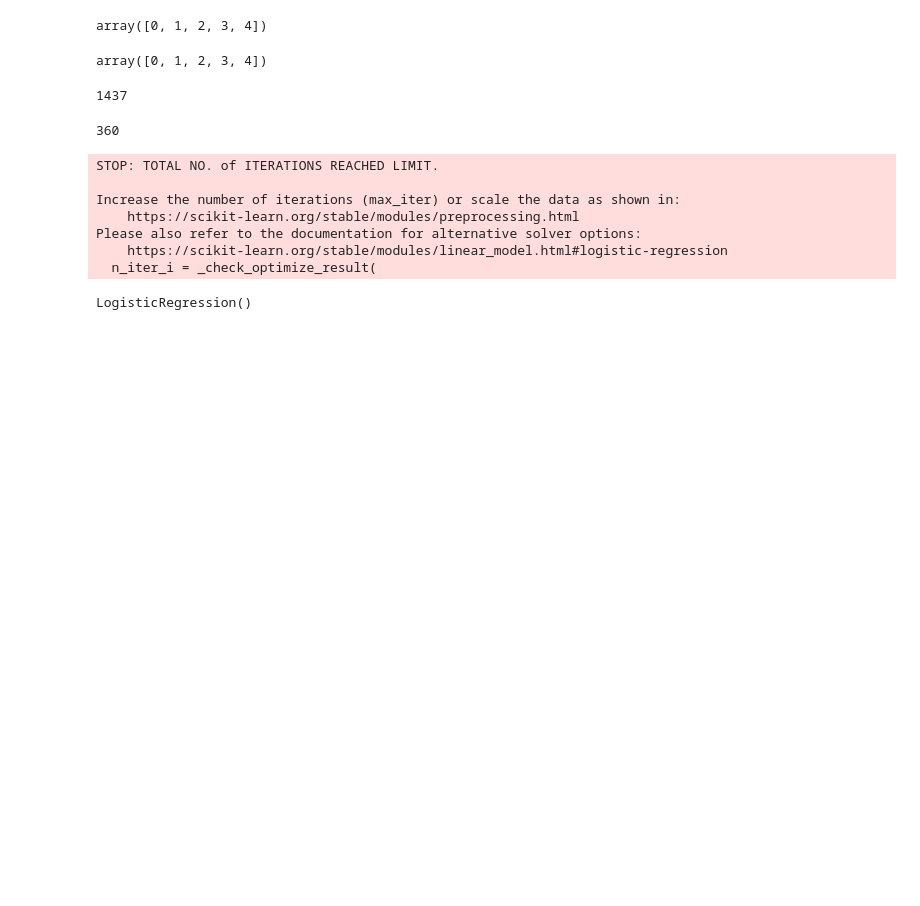
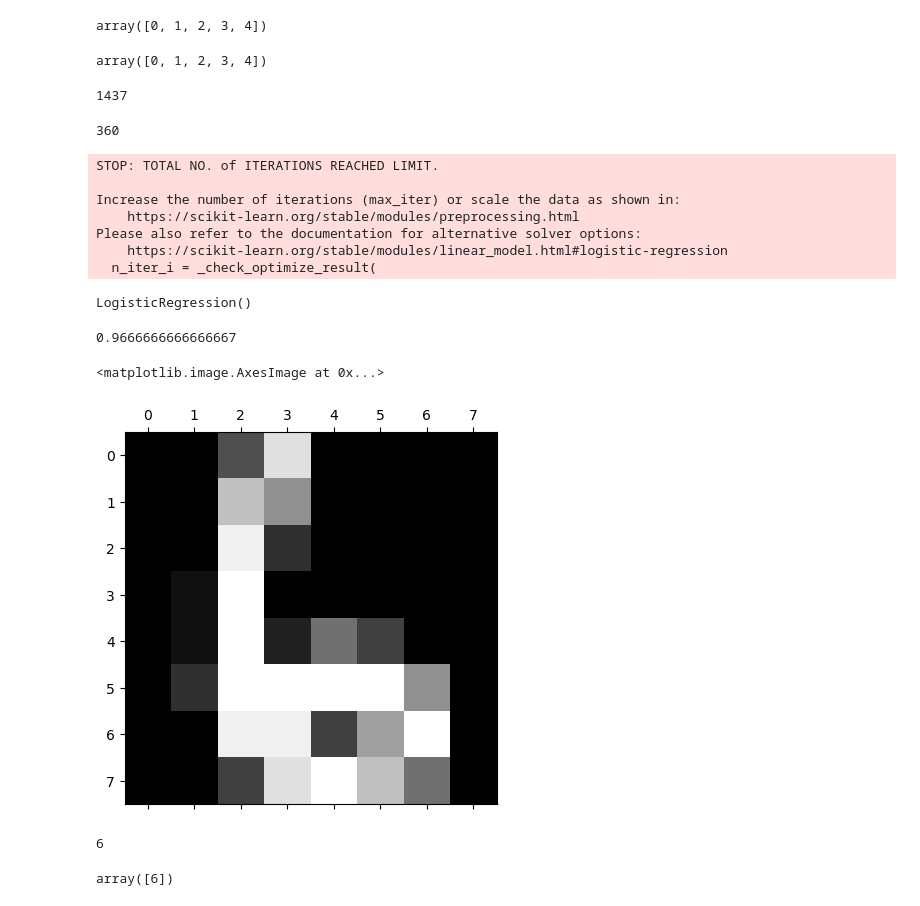
Before and after one commit to parisa-khaleghi/ML-DL-Engineering-sample-codes, a Jupyter notebook: ML_with_python/8_logistic_regression_multiclass/logistic_regression_multiclass.ipynb, the cells around one changed output. Drawn from its saved outputs; the diff is of its cells as text; code cells hidden in the pictures; blank space fills up the shorter version.

Commit message:
update: check accuracy and do predictions

```diff
--- a/ML_with_python/8_logistic_regression_multiclass/logistic_regression_multiclass.ipynb
+++ b/ML_with_python/8_logistic_regression_multiclass/logistic_regression_multiclass.ipynb
@@ -84,3 +84,21 @@ Please also refer to the documentation for alternative solver options:
     https://scikit-learn.org/stable/modules/linear_model.html#logistic-regression
   n_iter_i = _check_optimize_result(
 LogisticRegression()
+# %%
+model.score(x_test, y_test)
+# %% [output]
+0.9666666666666667
+# %%
+plt.matshow(digits.images[67])
+# %% [output]
+<matplotlib.image.AxesImage at 0x...>
+[figure, added]
+# %%
+digits.target[67]
+# %% [output]
+6
+# %%
+# in here we use 'data'
+model.predict([digits.data[67]])
+# %% [output]
+array([6])
```
Also changed, not shown: parts of 1 cell of this notebook.
